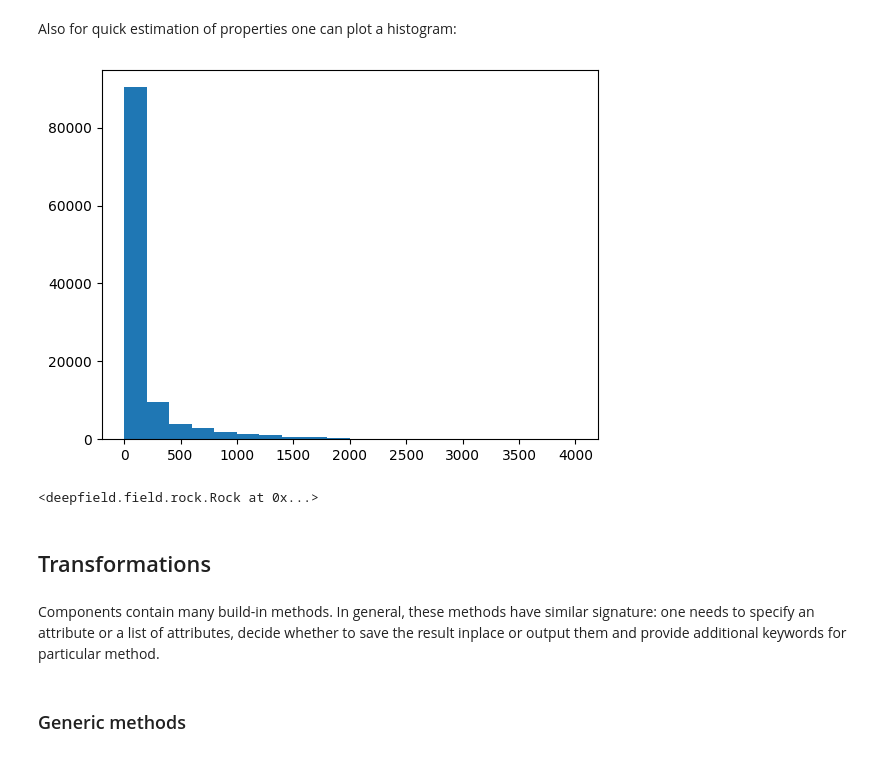
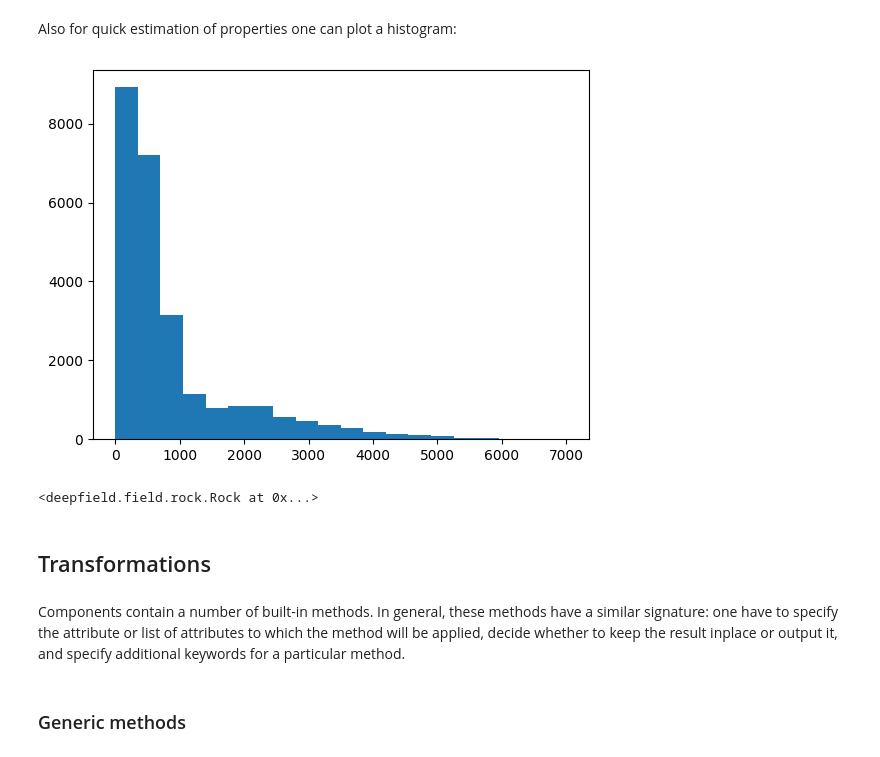
Before and after one commit to deepfield-team/DeepField, a Jupyter notebook: tutorials/03.Rock_and_States.ipynb, the cells around one changed output. Drawn from its saved outputs; the diff is of its cells as text; code cells hidden in the pictures.

```diff
--- a/tutorials/03.Rock_and_States.ipynb
+++ b/tutorials/03.Rock_and_States.ipynb
@@ -39,7 +37,7 @@ from deepfield import Field
 # %% [markdown]
 Load a model (this is the HDF5 model created in the first [tutorial](./01.Basics.ipynb)):
 # %%
-model = Field(path='./norne_simplified.hdf5').load()
+model = Field(path='./egg.hdf5').load()
 # %% [output]
 INFO:Field:===== Field summary =====
 INFO:Field:AQUIFERS attributes:
@@ -90,14 +88,14 @@ interactive(children=(IntSlider(value=23, description='x', max=45), IntSlider(va
 # %% [markdown]
 Also for quick estimation of properties one can plot a histogram:
 # %%
-model.rock.show_histogram('permx', actnum=model.grid.actnum, bins=20)
+model.rock.show_histogram('permx', bins=20)
 # %% [output]
-[figure, old version]
+[figure, new version]
 <deepfield.field.rock.Rock at 0x...>
 # %% [markdown]
 ## Transformations
 # %% [markdown]
-Components contain many build-in methods. In general, these methods have similar signature: one needs to specify an attribute or a list of attributes, decide whether to save the result inplace or output them and provide additional keywords for particular method.
+Components contain a number of built-in methods. In general, these methods have a similar signature: one have to specify the attribute or list of attributes to which the method will be applied, decide whether to keep the result inplace or output it, and specify additional keywords for a particular method.
 # %% [markdown]
 ### Generic methods
 # %% [markdown]
```
Also changed, not shown: parts of 20 cells of this notebook, 4 other files.
